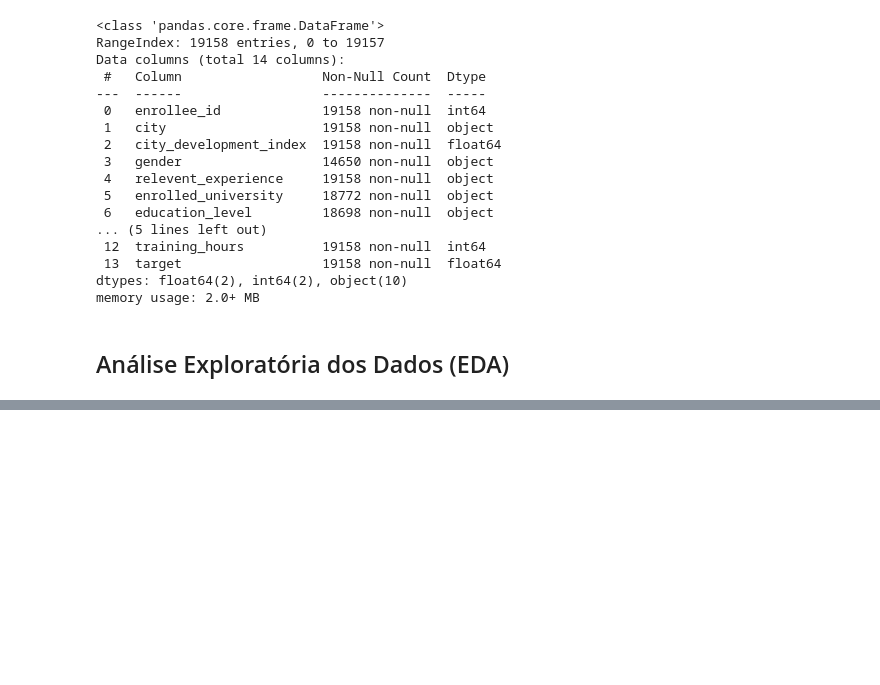
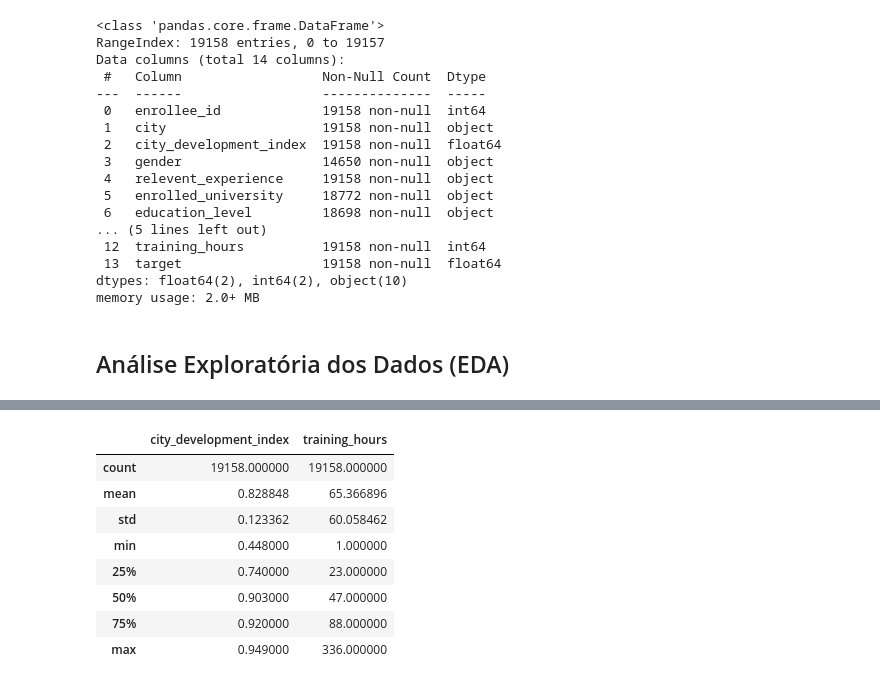
Before and after one commit to luizolima/HR_Analytics-Job_Change, a Jupyter notebook: HR_Analytics-Job_Change.ipynb, the cells around one changed output, grey strips where cells are left out. Saved outputs shown, nothing was run; the diff lists cells and outputs as text; code cells hidden in the pictures; blank space fills up the shorter version.

```diff
--- a/HR_Analytics-Job_Change.ipynb
+++ b/HR_Analytics-Job_Change.ipynb
@@ -125,0 +161,13 @@ memory usage: 2.0+ MB
+# %%
+# Descrevendo os dados numéricos
+df.describe().drop(columns = ['enrollee_id', 'target'])
+# %% [output]
+|  | city_development_index | training_hours |
+| count | 19158.000000 | 19158.000000 |
+| mean | 0.828848 | 65.366896 |
+| std | 0.123362 | 60.058462 |
+| min | 0.448000 | 1.000000 |
+| 25% | 0.740000 | 23.000000 |
+| 50% | 0.903000 | 47.000000 |
+| 75% | 0.920000 | 88.000000 |
+| max | 0.949000 | 336.000000 |
```
Also changed, not shown: parts of 7 cells of this notebook.
